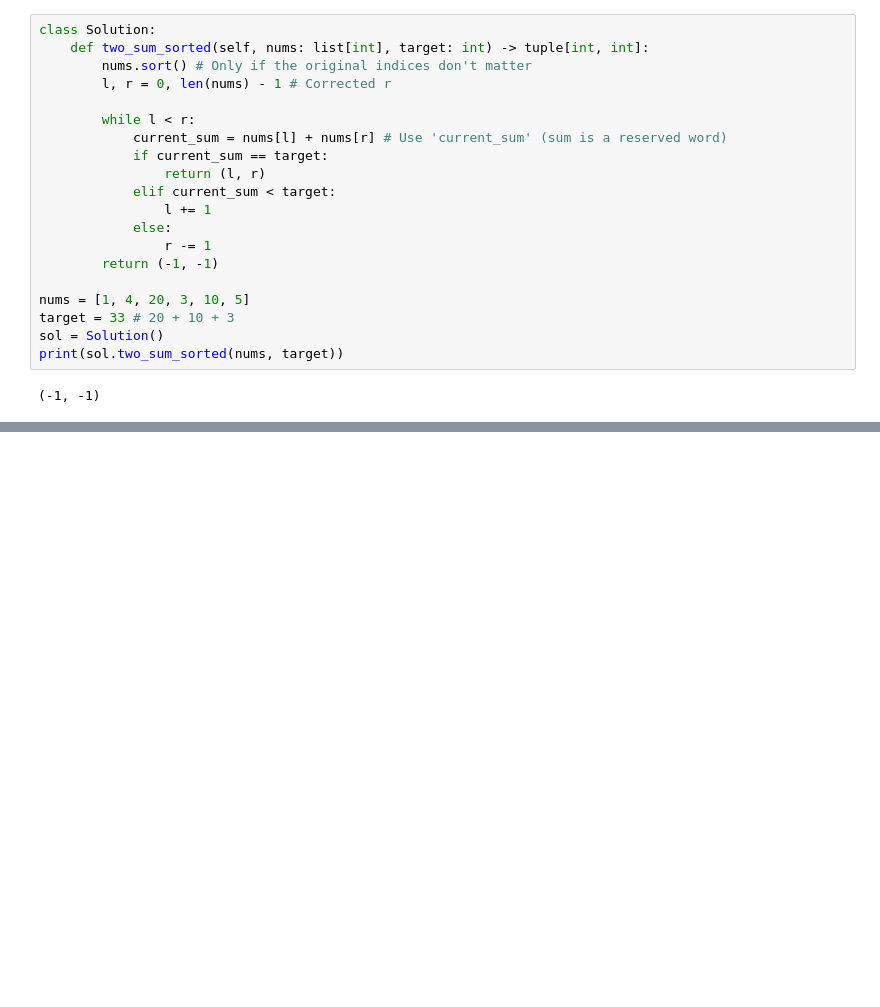
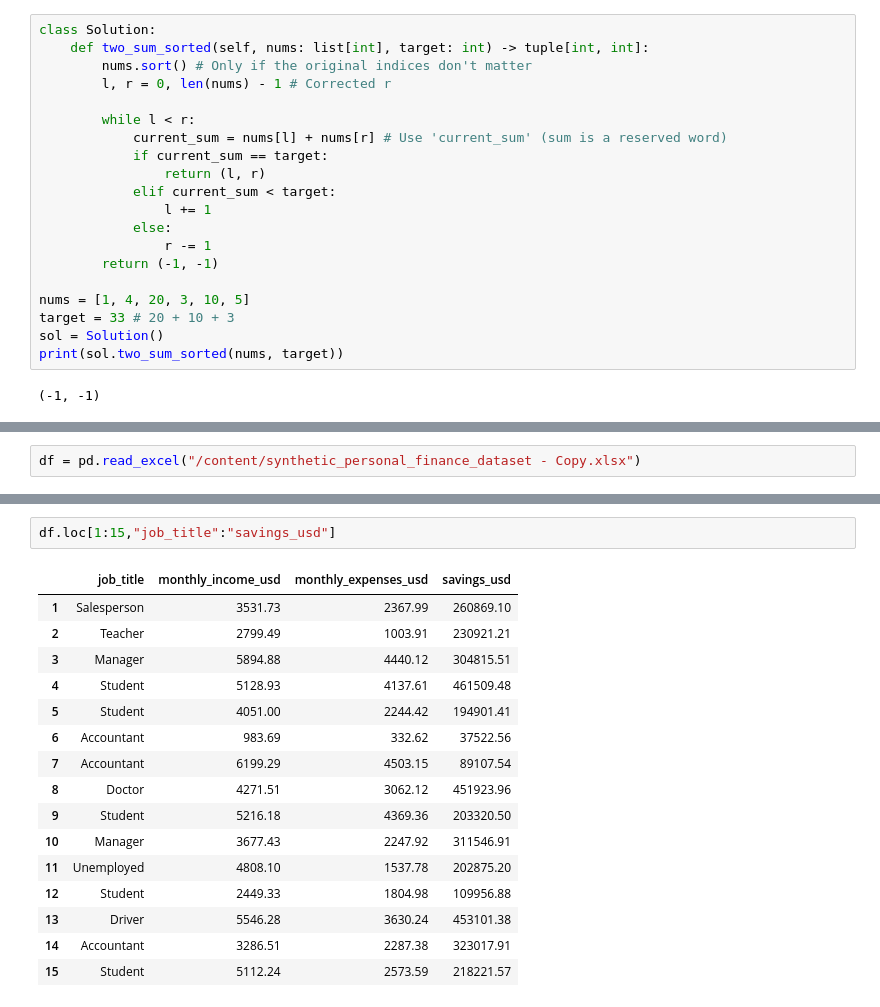
Before and after one commit to kamranshahid56-tech/Python_Practice-Numpy-Pandas-, a Jupyter notebook: python_practice.ipynb, the cells around one changed output, grey strips where cells are left out. Saved outputs shown, nothing was run; the diff lists cells and outputs as text; blank space fills up the shorter version.

```diff
--- a/python_practice.ipynb
+++ b/python_practice.ipynb
@@ -2100,0 +2104,2 @@ print(sol.two_sum_sorted(nums, target))
+# %%
+df = pd.read_excel("/content/synthetic_personal_finance_dataset - Copy.xlsx")
@@ -2100,0 +2113,19 @@ print(sol.two_sum_sorted(nums, target))
+# %%
+df.loc[1:15,"job_title":"savings_usd"]
+# %% [output]
+|  | job_title | monthly_income_usd | monthly_expenses_usd | savings_usd |
+| 1 | Salesperson | 3531.73 | 2367.99 | 260869.10 |
+| 2 | Teacher | 2799.49 | 1003.91 | 230921.21 |
+| 3 | Manager | 5894.88 | 4440.12 | 304815.51 |
+| 4 | Student | 5128.93 | 4137.61 | 461509.48 |
+| 5 | Student | 4051.00 | 2244.42 | 194901.41 |
+| 6 | Accountant | 983.69 | 332.62 | 37522.56 |
+| 7 | Accountant | 6199.29 | 4503.15 | 89107.54 |
+| 8 | Doctor | 4271.51 | 3062.12 | 451923.96 |
+| 9 | Student | 5216.18 | 4369.36 | 203320.50 |
+| 10 | Manager | 3677.43 | 2247.92 | 311546.91 |
+| 11 | Unemployed | 4808.10 | 1537.78 | 202875.20 |
+| 12 | Student | 2449.33 | 1804.98 | 109956.88 |
+| 13 | Driver | 5546.28 | 3630.24 | 453101.38 |
+| 14 | Accountant | 3286.51 | 2287.38 | 323017.91 |
+| 15 | Student | 5112.24 | 2573.59 | 218221.57 |
```
Also changed, not shown: parts of 22 cells of this notebook.
